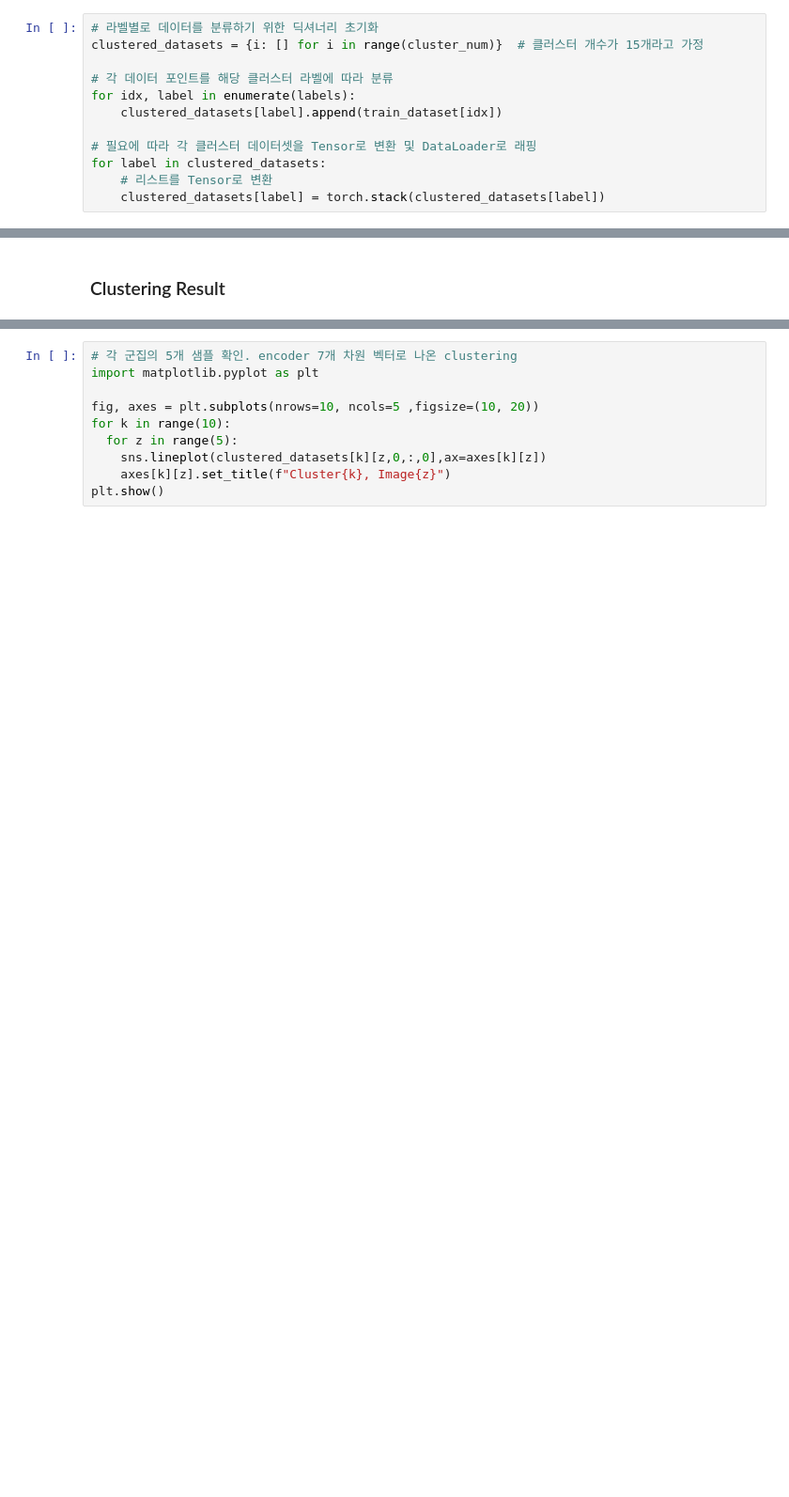
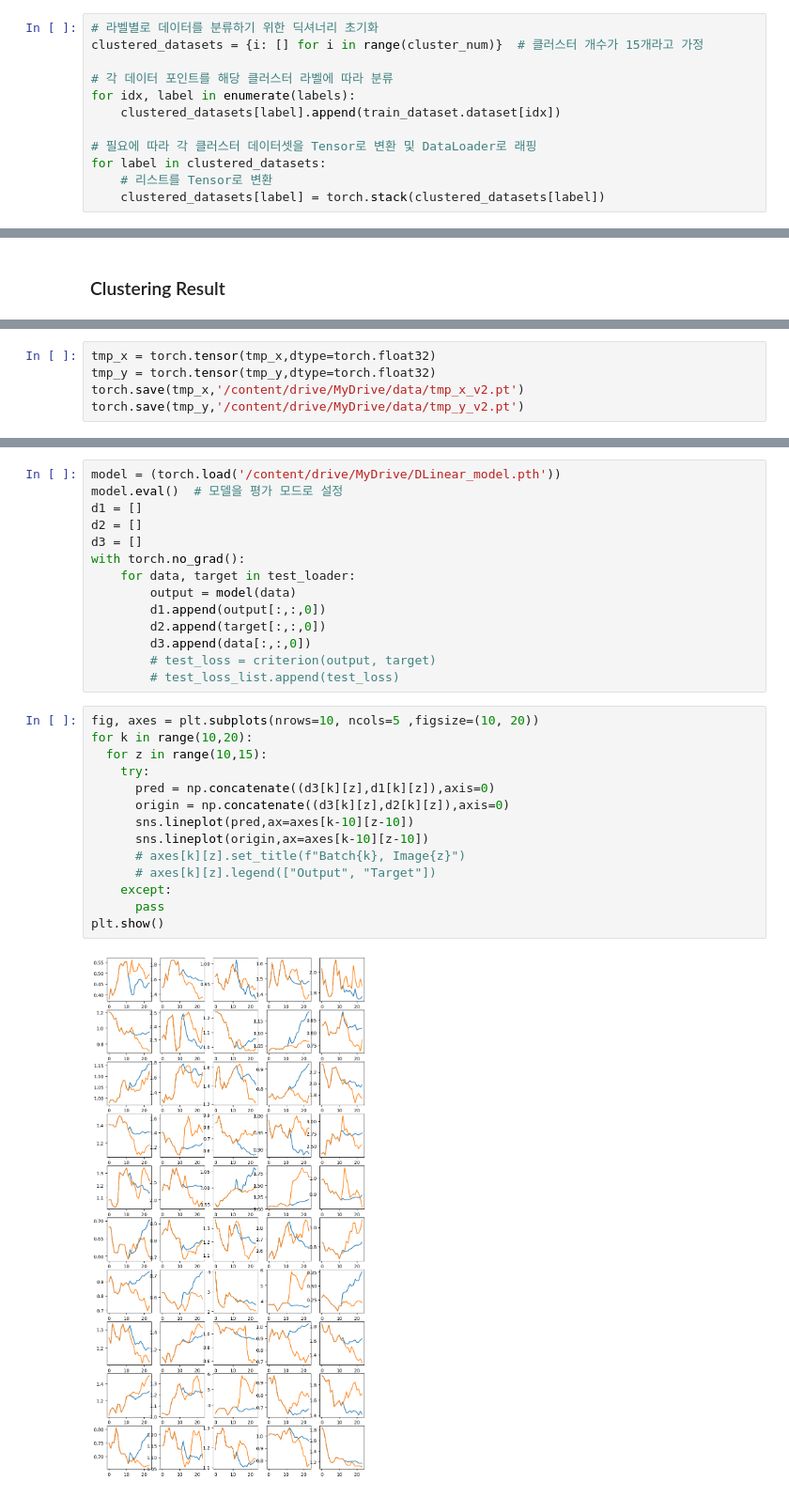
Before and after one commit to sangse/Stock-AI, a Jupyter notebook: 신규상장종목_패턴_Classification_모델_(with_CNN,_Kmeans).ipynb, the cells around one changed output, grey strips where cells are left out. Shown at 94% size. Saved outputs shown, nothing was run; the diff lists cells and outputs as text; blank space fills up the shorter version.

```diff
--- a/신규상장종목_패턴_Classification_모델_(with_CNN,_Kmeans).ipynb
+++ b/신규상장종목_패턴_Classification_모델_(with_CNN,_Kmeans).ipynb
@@ -251,7 +311,7 @@ clustered_datasets = {i: [] for i in range(cluster_num)}  # 클러스터 개수
 
 # 각 데이터 포인트를 해당 클러스터 라벨에 따라 분류
 for idx, label in enumerate(labels):
-    clustered_datasets[label].append(train_dataset[idx])
+    clustered_datasets[label].append(train_dataset.dataset[idx])
 
 # 필요에 따라 각 클러스터 데이터셋을 Tensor로 변환 및 DataLoader로 래핑
 for label in clustered_datasets:
@@ -290,0 +474,5 @@ plt.show()
+# %%
+tmp_x = torch.tensor(tmp_x,dtype=torch.float32)
+tmp_y = torch.tensor(tmp_y,dtype=torch.float32)
+torch.save(tmp_x,'/content/drive/MyDrive/data/tmp_x_v2.pt')
+torch.save(tmp_y,'/content/drive/MyDrive/data/tmp_y_v2.pt')
@@ -291,10 +718,30 @@ plt.show()
+# %%
+model = (torch.load('/content/drive/MyDrive/DLinear_model.pth'))
+model.eval()  # 모델을 평가 모드로 설정
+d1 = []
+d2 = []
+d3 = []
+with torch.no_grad():
+    for data, target in test_loader:
+        output = model(data)
+        d1.append(output[:,:,0])
+        d2.append(target[:,:,0])
+        d3.append(data[:,:,0])
+        # test_loss = criterion(output, target)
+        # test_loss_list.append(test_loss)
 # %%
-# 각 군집의 5개 샘플 확인. encoder 7개 차원 벡터로 나온 clustering
-import matplotlib.pyplot as plt
-
 fig, axes = plt.subplots(nrows=10, ncols=5 ,figsize=(10, 20))
-for k in range(10):
-  for z in range(5):
-    sns.lineplot(clustered_datasets[k][z,0,:,0],ax=axes[k][z])
-    axes[k][z].set_title(f"Cluster{k}, Image{z}")
+for k in range(10,20):
+  for z in range(10,15):
+    try:
+      pred = np.concatenate((d3[k][z],d1[k][z]),axis=0)
+      origin = np.concatenate((d3[k][z],d2[k][z]),axis=0)
+      sns.lineplot(pred,ax=axes[k-10][z-10])
+      sns.lineplot(origin,ax=axes[k-10][z-10])
+      # axes[k][z].set_title(f"Batch{k}, Image{z}")
+      # axes[k][z].legend(["Output", "Target"])
+    except:
+      pass
 plt.show()
+# %% [output]
+[figure, added]
```
Also changed, not shown: parts of 41 cells of this notebook.
